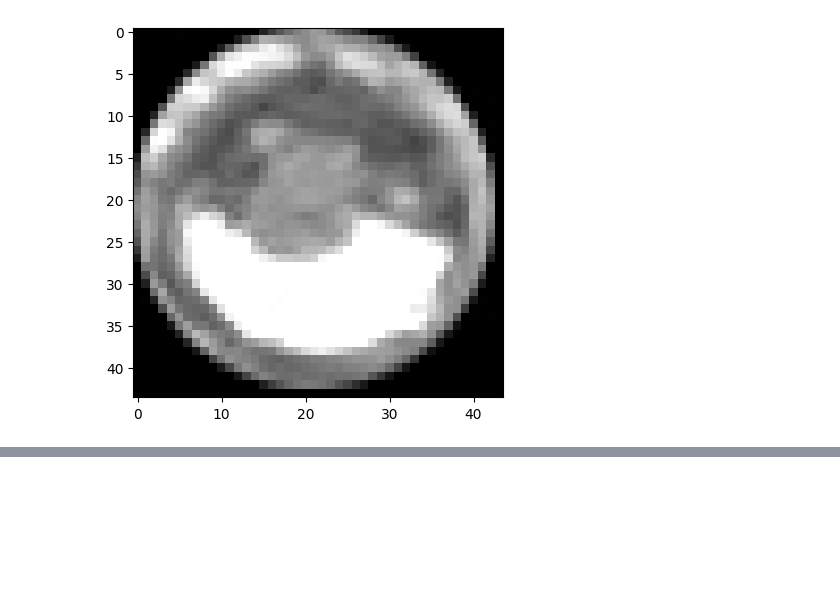
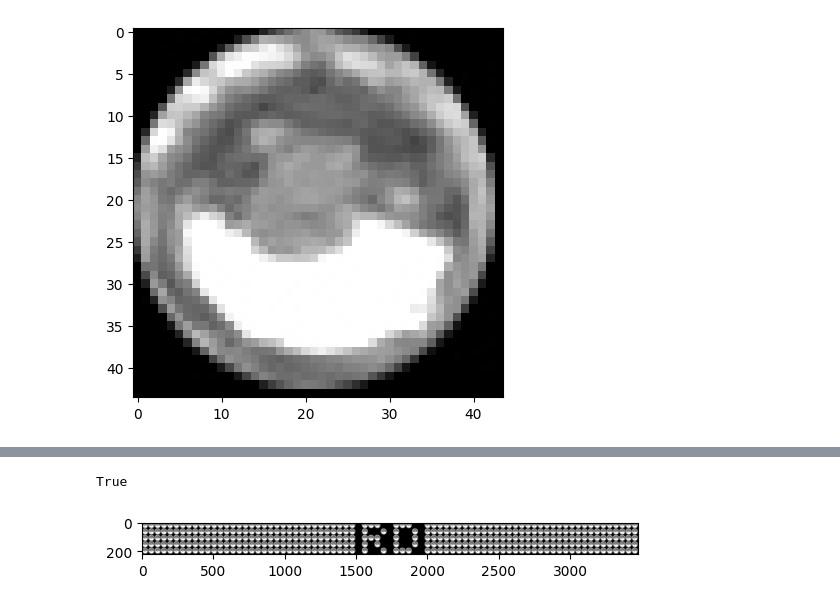
Before and after one commit to baeldin/strass_preview_generator, a Jupyter notebook: strass_band_generator.ipynb, the cells around one changed output, grey strips where cells are left out. Cells and saved outputs as stored; diff of their text form; code cells hidden in the pictures; blank space fills up the shorter version.

Commit message:
Added transparency

```diff
--- a/strass_band_generator.ipynb
+++ b/strass_band_generator.ipynb
@@ -333,0 +335,16 @@ Left has 35 columns, center has 10 columns, right has 34 columns.
+# %%
+col = [0, 0, 0]
+rgba = cv2.cvtColor(img, cv2.COLOR_RGB2RGBA)
+
+y_size, x_size, _ = img.shape
+alpha = np.zeros((y_size, x_size))
+for yy in range(y_size):
+  for xx in range(x_size):
+    alpha[yy, xx] = 0 if img[yy, xx, :].sum() < 20. else 255
+
+rgba[:,:,3] = alpha
+plt.imshow(img)
+cv2.imwrite("transparency_test.png", rgba)
+# %% [output]
+True
+[figure, added]
```
Also changed, not shown: parts of 2 cells of this notebook.
